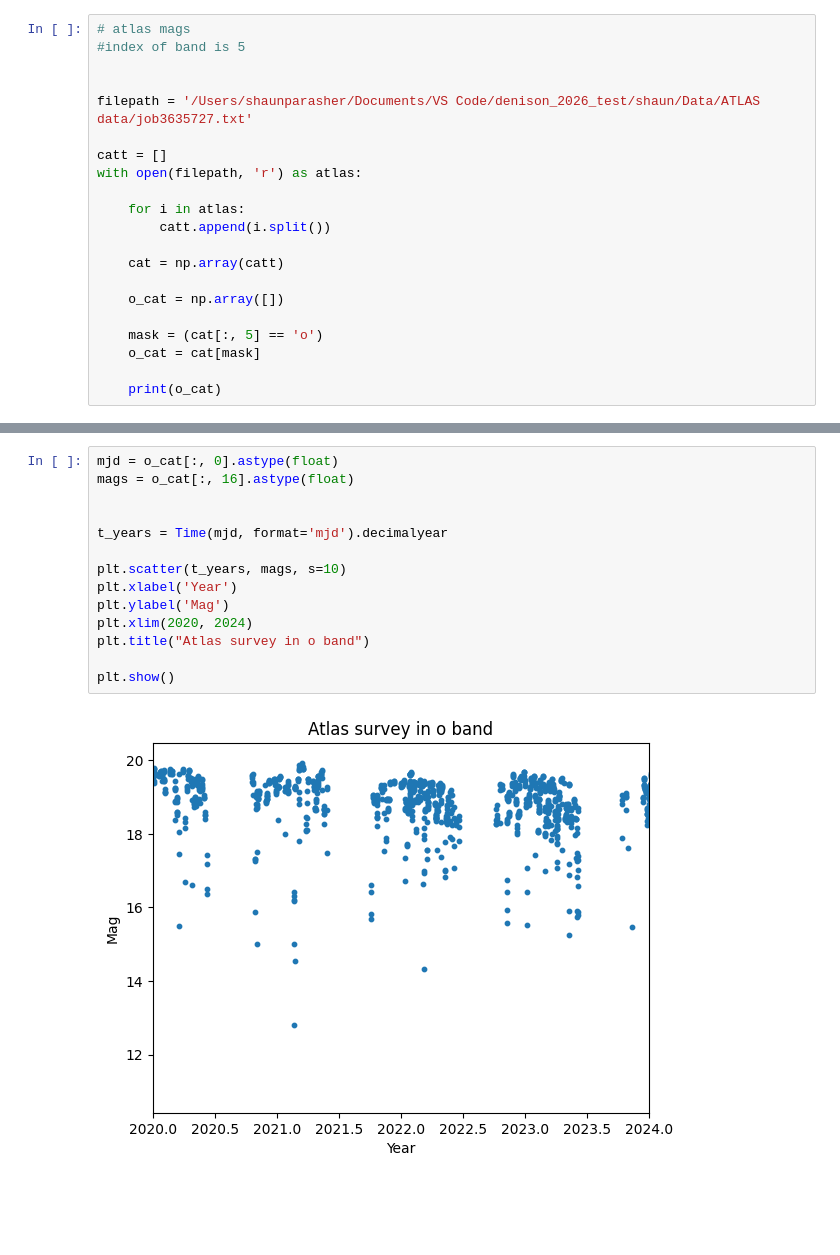
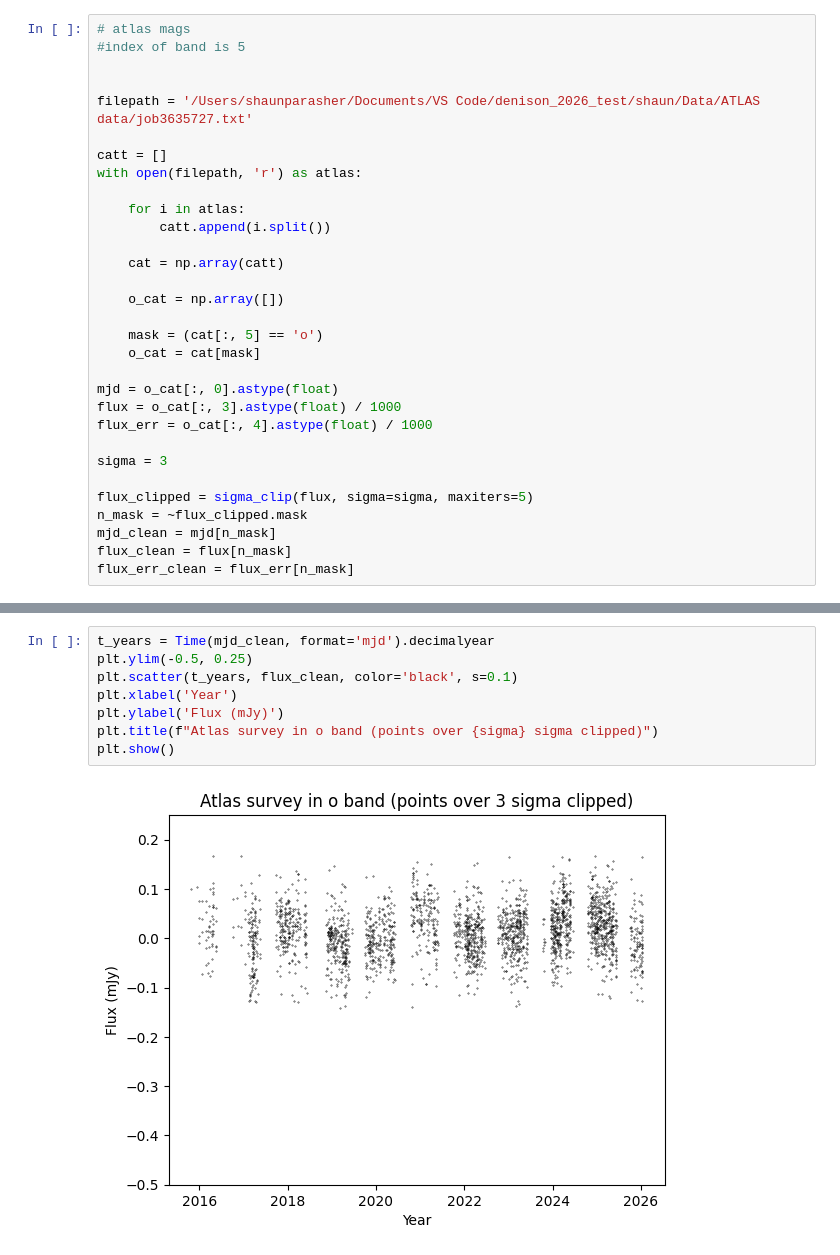
Before and after one commit to things-0/denison_2026, a Jupyter notebook: shaun/Code/Shaun Stuff/ztf+atlas.ipynb, the cells around one changed output, grey strips where cells are left out. Cells and saved outputs as stored; diff of their text form; blank space fills up the shorter version.

```diff
--- a/shaun/Code/Shaun Stuff/ztf+atlas.ipynb
+++ b/shaun/Code/Shaun Stuff/ztf+atlas.ipynb
@@ -48,4 +60,14 @@ with open(filepath, 'r') as atlas:
     mask = (cat[:, 5] == 'o')
     o_cat = cat[mask]
 
-    print(o_cat)
+mjd = o_cat[:, 0].astype(float)
+flux = o_cat[:, 3].astype(float) / 1000
+flux_err = o_cat[:, 4].astype(float) / 1000
+
+sigma = 3
+
+flux_clipped = sigma_clip(flux, sigma=sigma, maxiters=5)
+n_mask = ~flux_clipped.mask
+mjd_clean = mjd[n_mask]
+flux_clean = flux[n_mask]
+flux_err_clean = flux_err[n_mask]
@@ -60,16 +74,10 @@ with open(filepath, 'r') as atlas:
 # %%
-mjd = o_cat[:, 0].astype(float)
-mags = o_cat[:, 16].astype(float)
-
-
-t_years = Time(mjd, format='mjd').decimalyear
-
-plt.scatter(t_years, mags, s=10)
+t_years = Time(mjd_clean, format='mjd').decimalyear
+plt.ylim(-0.5, 0.25)
+plt.scatter(t_years, flux_clean, color='black', s=0.1)
 plt.xlabel('Year')
-plt.ylabel('Mag')
-plt.xlim(2020, 2024)
-plt.title("Atlas survey in o band")
-
+plt.ylabel('Flux (mJy)')
+plt.title(f"Atlas survey in o band (points over {sigma} sigma clipped)")
 plt.show()
 # %% [output]
-[figure, old version]
+[figure, new version]
```
Also changed, not shown: parts of 6 cells of this notebook, 2 other files.
